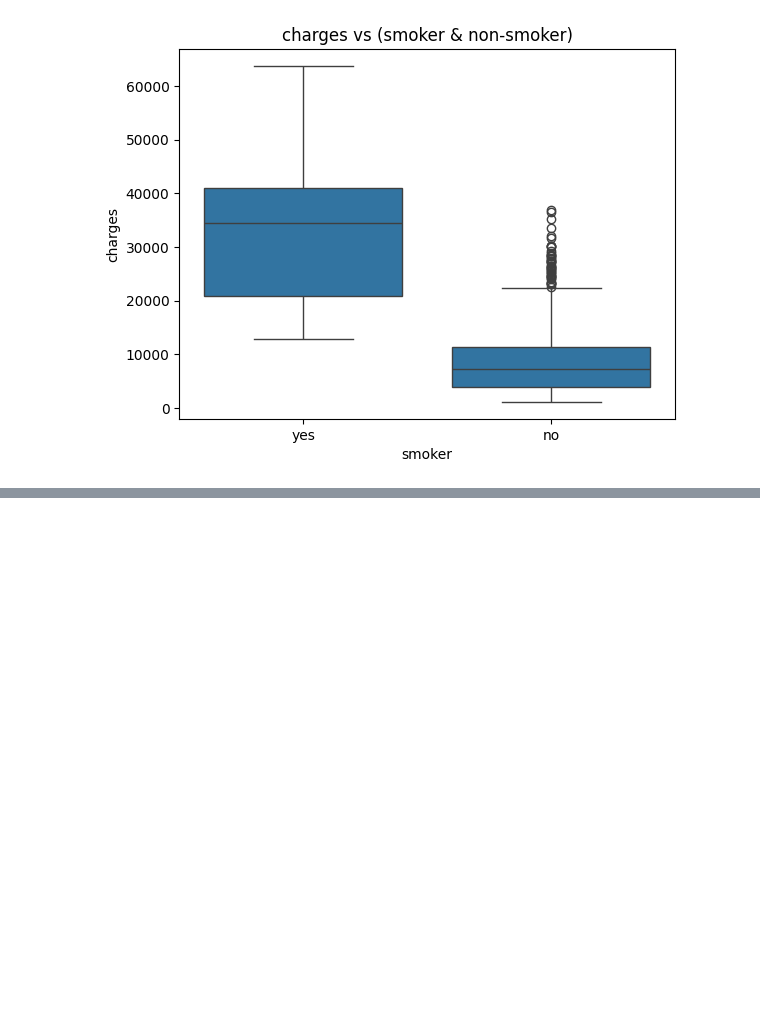
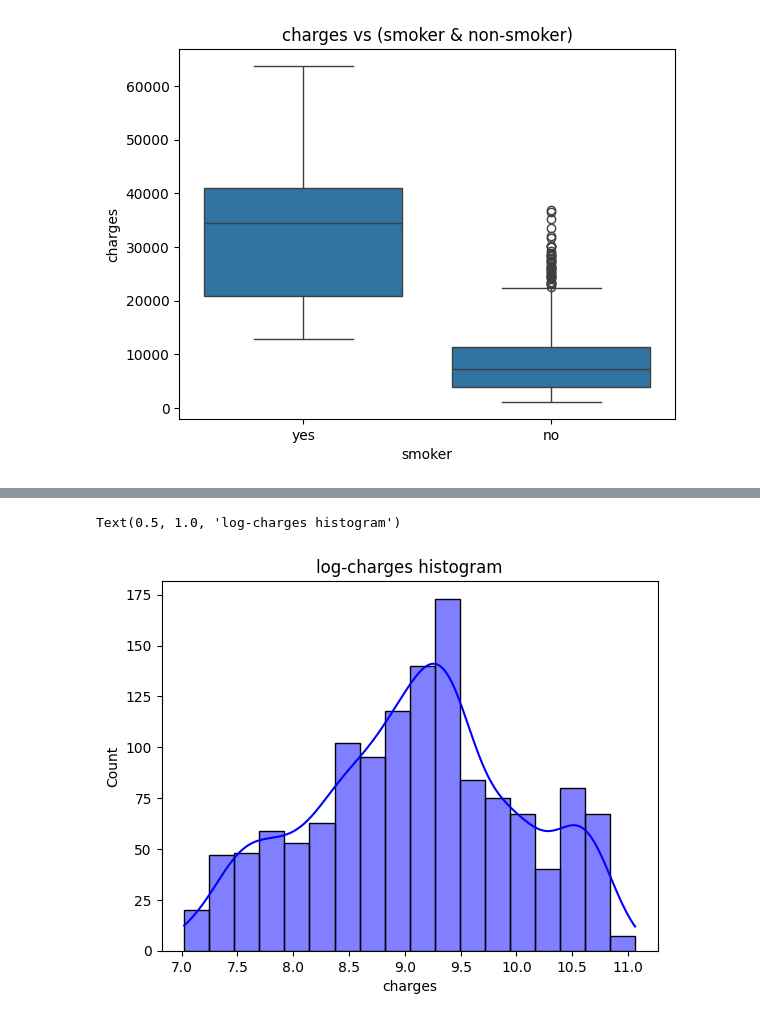
Before and after one commit to sarthakactuary/Actuarial_Analysis_on_Medical_Cost_Data, a Jupyter notebook: Working.ipynb, the cells around one changed output, grey strips where cells are left out. Cells and saved outputs as stored; diff of their text form; code cells hidden in the pictures; blank space fills up the shorter version.

```diff
--- a/Working.ipynb
+++ b/Working.ipynb
@@ -102,0 +142,6 @@ Text(0.5, 1.0, 'charges vs (smoker & non-smoker)')
+# %%
+sns.histplot(np.log(df['charges']),kde = True, color = 'blue')
+plt.title("log-charges histogram")
+# %% [output]
+Text(0.5, 1.0, 'log-charges histogram')
+[figure, added]
```
Also changed, not shown: parts of 18 cells of this notebook, 2 other files.
